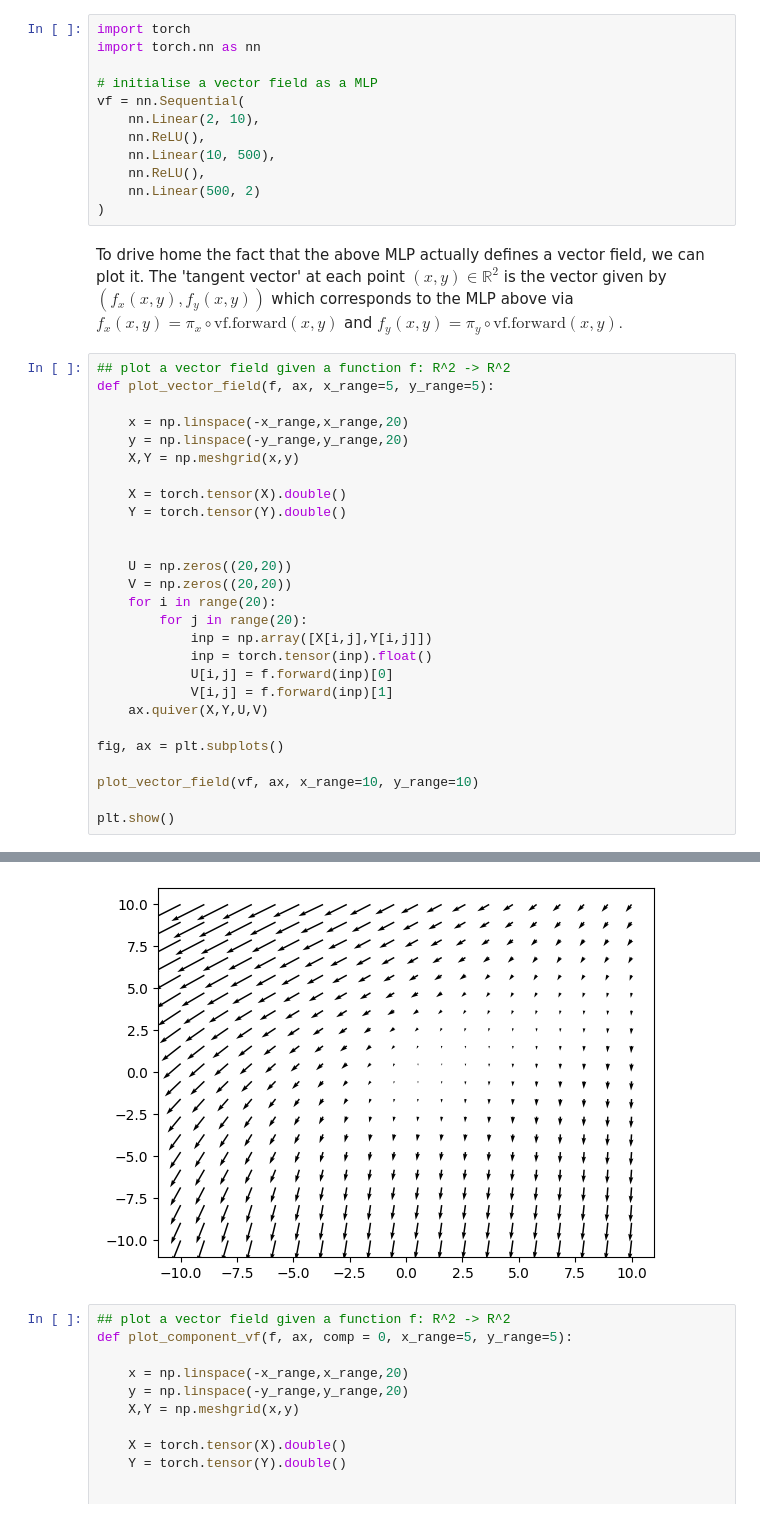
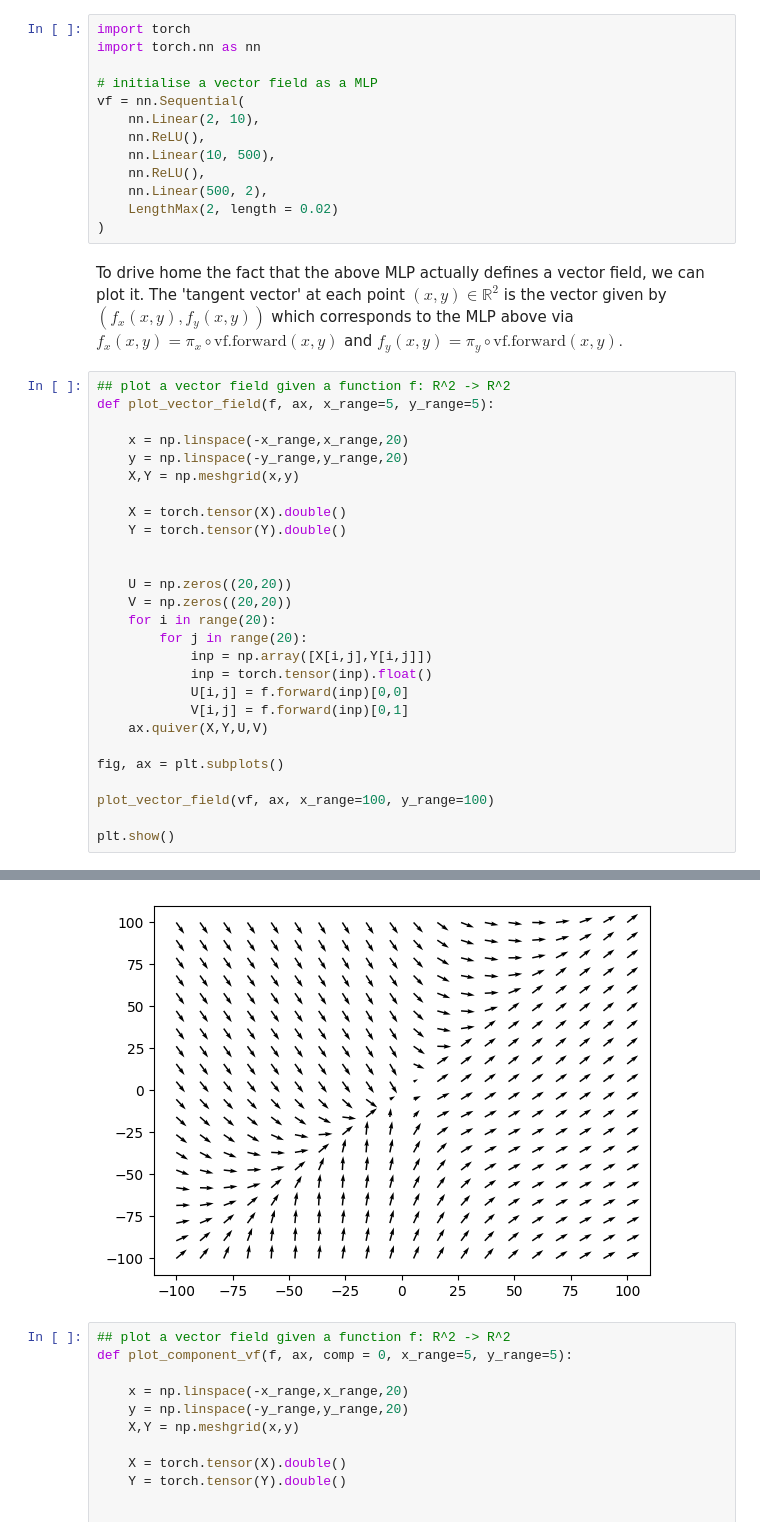
Before and after one commit to aidos-lab/neural-k-forms, a Jupyter notebook: DR-nn-vectorfield-example-R2.ipynb, the cells around one changed output, grey strips where cells are left out. Saved outputs shown, nothing was run; the diff lists cells and outputs as text.

```diff
--- a/DR-nn-vectorfield-example-R2.ipynb
+++ b/DR-nn-vectorfield-example-R2.ipynb
@@ -69,7 +96,8 @@ vf = nn.Sequential(
     nn.ReLU(),
     nn.Linear(10, 500),
     nn.ReLU(),
-    nn.Linear(500, 2)
+    nn.Linear(500, 2),
+    LengthMax(2, length = 0.02)
 )
 # %% [markdown]
 To drive home the fact that the above MLP actually defines a vector field, we can plot it. The 'tangent vector' at each point $(x,y) \in \mathbb{R}^2$ is the vector given by
@@ -93,13 +121,13 @@ def plot_vector_field(f, ax, x_range=5, y_range=5):
         for j in range(20):
             inp = np.array([X[i,j],Y[i,j]])
             inp = torch.tensor(inp).float()
-            U[i,j] = f.forward(inp)[0]
-            V[i,j] = f.forward(inp)[1]
+            U[i,j] = f.forward(inp)[0,0]
+            V[i,j] = f.forward(inp)[0,1]
     ax.quiver(X,Y,U,V)
 
 fig, ax = plt.subplots()
 
-plot_vector_field(vf, ax, x_range=10, y_range=10)
+plot_vector_field(vf, ax, x_range=100, y_range=100)
 
 plt.show()
 # %% [output]
@@ -106,4 +151,4 @@ plt.show()
-[figure, old version]
+[figure, new version]
 # %%
 ## plot a vector field given a function f: R^2 -> R^2
 def plot_component_vf(f, ax, comp = 0, x_range=5, y_range=5):
```
Also changed, not shown: parts of 39 cells of this notebook.
